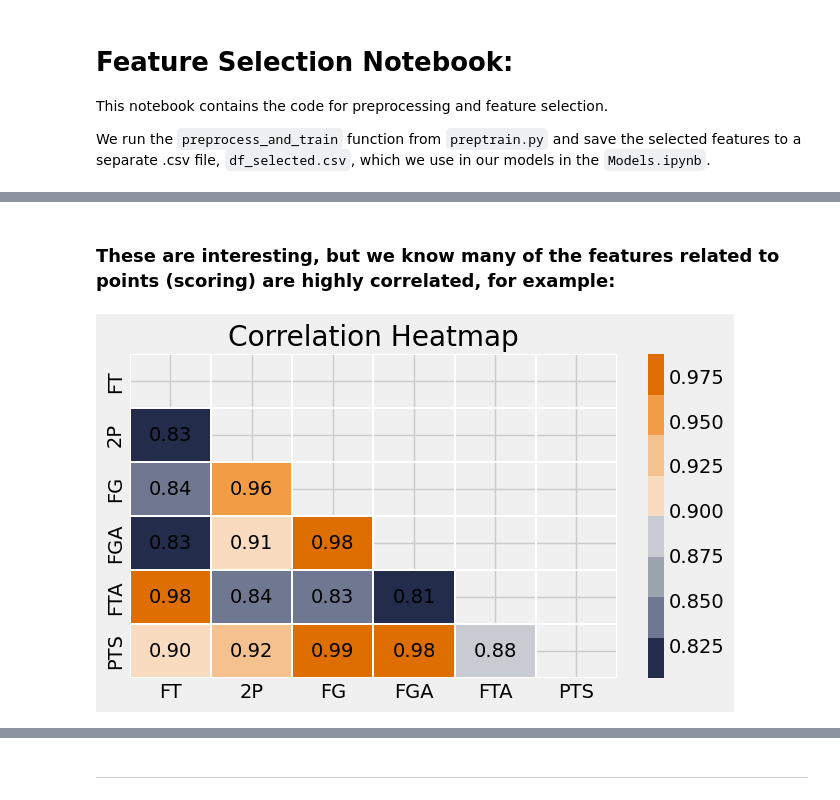
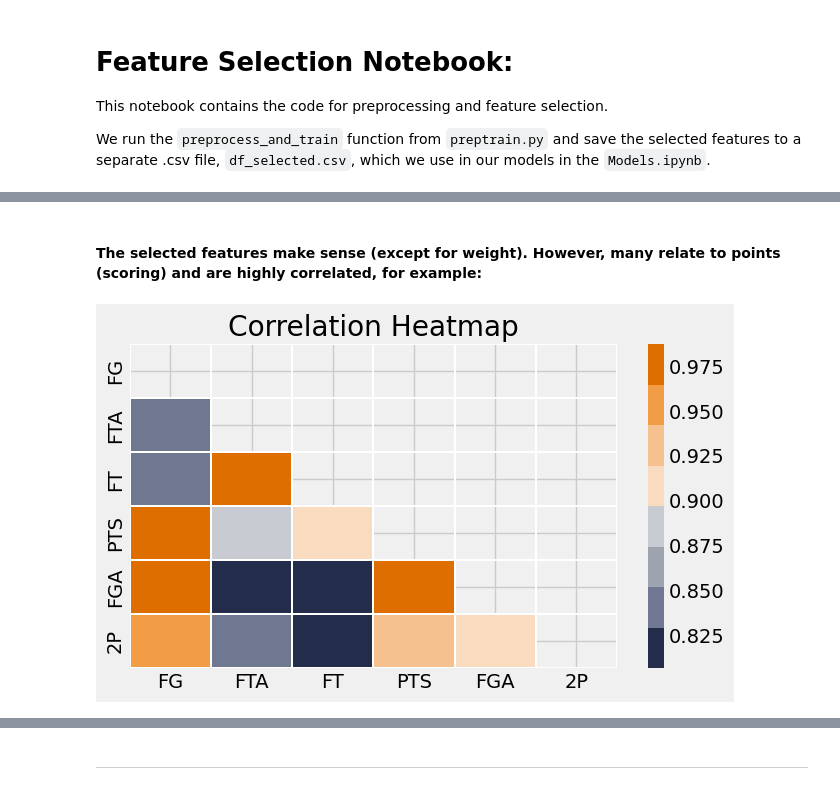
Before and after one commit to UVA-MLSys/Big-Data-Systems, a Jupyter notebook: Team 7/Jupyter Notebooks/FeatureSelection.ipynb, the cells around one changed output, grey strips where cells are left out. Saved outputs shown, nothing was run; the diff lists cells and outputs as text; code cells hidden in the pictures.

```diff
--- a/Team 7/Jupyter Notebooks/FeatureSelection.ipynb
+++ b/Team 7/Jupyter Notebooks/FeatureSelection.ipynb
@@ -102,10 +85,10 @@ Top 10 Features: ['WS/48', '2P', 'MP', 'FG', 'FTA', 'FT', 'PTS', 'FGA', 'WS', 'V
 # %% [markdown]
-### These are interesting, but we know many of the features related to points (scoring) are highly correlated, for example:
+#### The selected features make sense (except for weight). However, many relate to points (scoring) and are highly correlated, for example:
 # %%
-score_related = df[['FT', '2P', 'FG', 'FGA', 'FTA', 'PTS']]
+score_related = df[['FG', 'FTA', 'FT', 'PTS', 'FGA', '2P']]
 
-corr_matrix_ties = score_related.corr()
-plot_corr_heatmap(corr_matrix_ties, score_related)
+corr_matrix = score_related.corr()
+plot_corr_heatmap(corr_matrix, score_related, 0.2, 7, 4, False)
 # %% [output]
-[figure, old version]
+[figure, new version]
 # %% [markdown]
```
Also changed, not shown: parts of 10 cells of this notebook, 2 other files.
